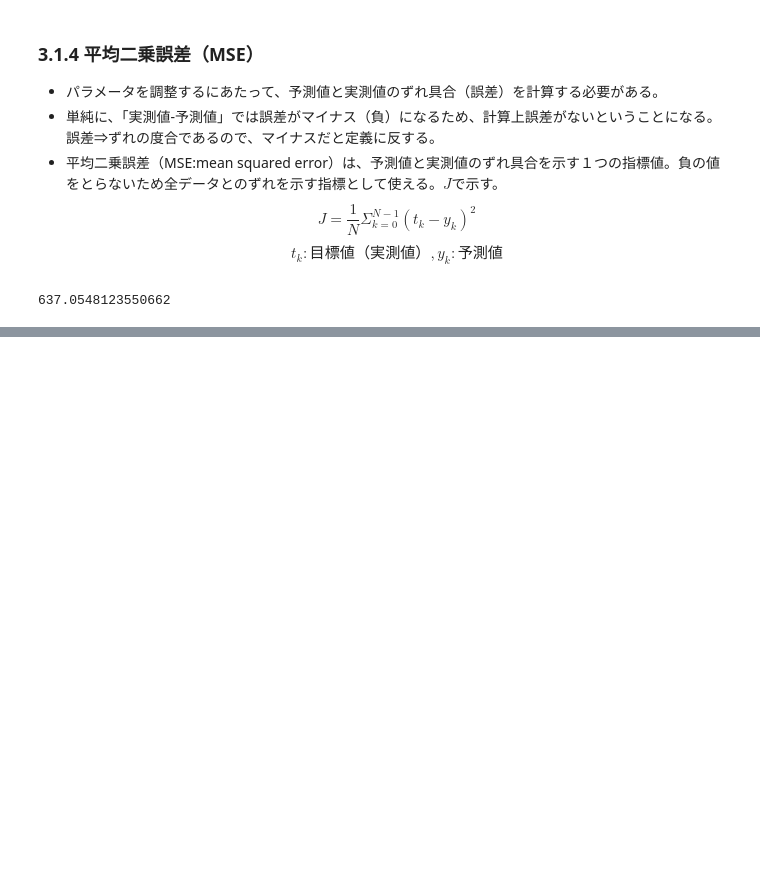
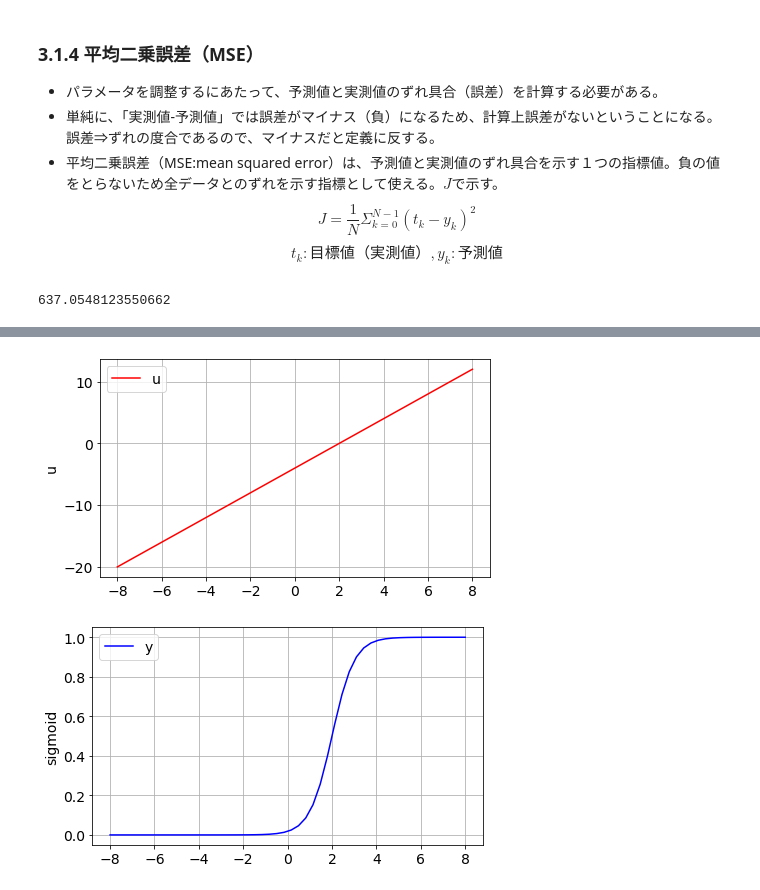
Before and after one commit to tsyu12345/LE-ReinforcementLearning, a Jupyter notebook: Unit3.ipynb, the cells around one changed output, grey strips where cells are left out. Cells and saved outputs as stored; diff of their text form; code cells hidden in the pictures; blank space fills up the shorter version.

```diff
--- a/Unit3.ipynb
+++ b/Unit3.ipynb
@@ -113,0 +221,23 @@ print(mse)
+# %%
+w0: int = 2
+w1: int = -4
+
+x: ndarray = np.linspace(-8, 8)
+u: ndarray = w0 * x + w1
+y = sigmoid_function(u)
+
+plt.plot(x, u, label='u', color="red")
+plt.legend()
+plt.ylabel('u')
+plt.grid()
+plt.show()
+
+
+plt.plot(x, y, label='y', color="blue")
+plt.legend()
+plt.ylabel('sigmoid')
+plt.grid()
+plt.show()
+# %% [output]
+[figure, added]
+[figure, added]
```
Also changed, not shown: parts of 17 cells of this notebook.
